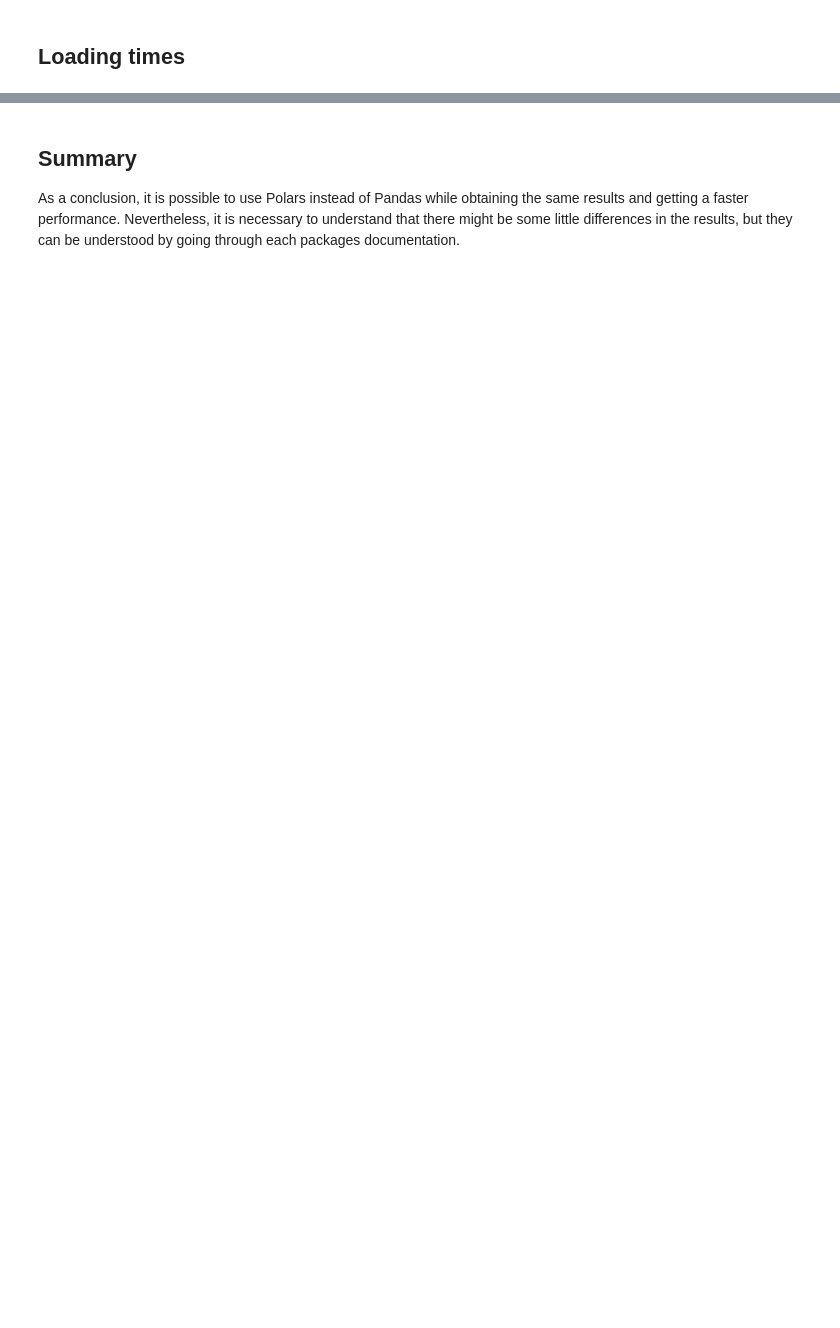
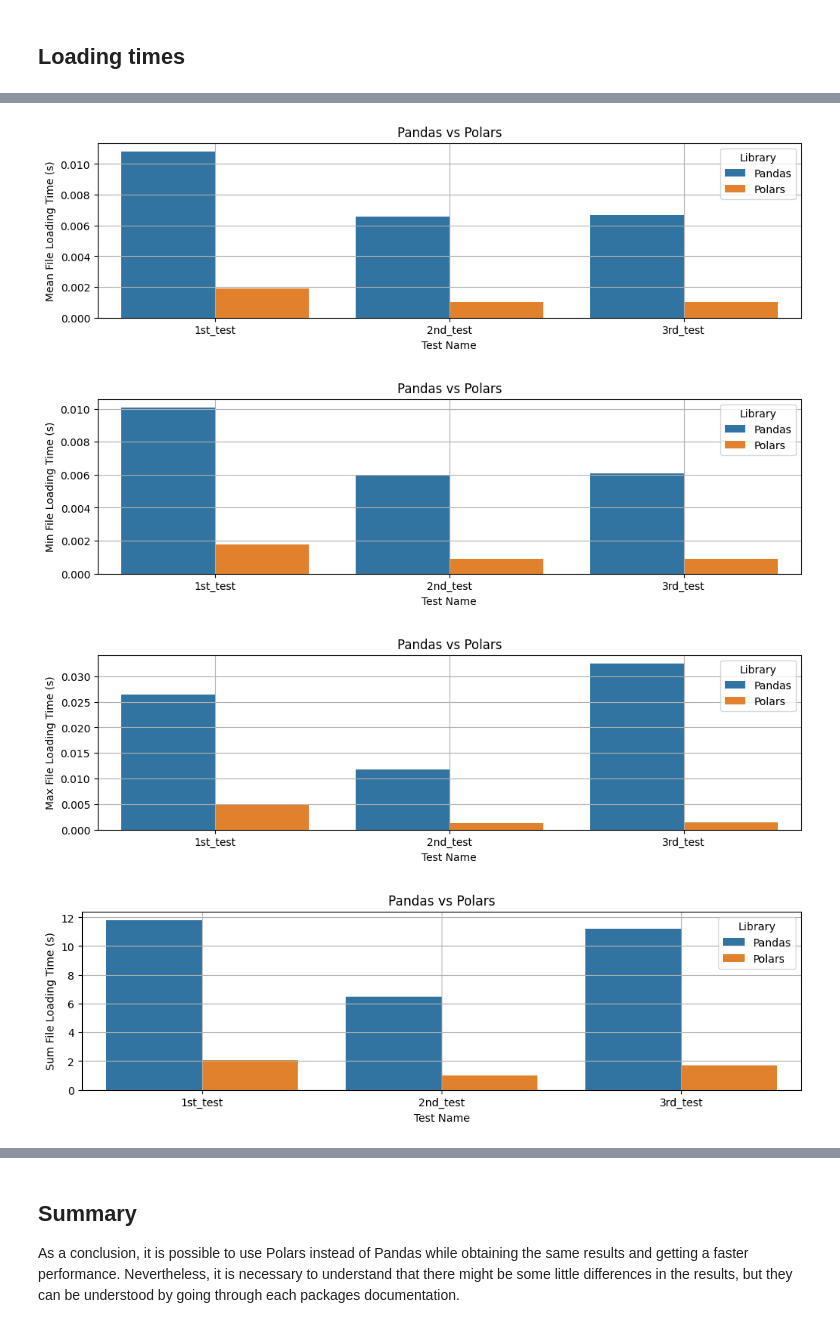
Before and after one commit to idloea/nasa-bearings, a Jupyter notebook: notebooks/pandas_vs_polars.ipynb, the cells around one changed output, grey strips where cells are left out. Cells and saved outputs as stored; diff of their text form; code cells hidden in the pictures; blank space fills up the shorter version.

Commit message:
Extend the pandas vs polars analysis by checking the complete dataset as comparing only 3 data files was not significant

```diff
--- a/notebooks/pandas_vs_polars.ipynb
+++ b/notebooks/pandas_vs_polars.ipynb
@@ -211,0 +307,22 @@ Polars loads data 5.37 times faster than Pandas on average.
+# %%
+df_list = []
+
+for test in tests:
+    df = pd.DataFrame(file_reading_time_stats[test]).rename(columns={'pandas': f'{test}_pandas', 'polars': f'{test}_polars'})
+    df_list.append(df)
+
+concat_df = pd.concat(df_list, axis=1)
+pandas_df = concat_df.filter(like='pandas', axis=1)
+polars_df = concat_df.filter(like='polars', axis=1)
+
+total_pandas_loading_time = pandas_df.T['sum'].sum()
+total_polars_loading_time = polars_df.T['sum'].sum()
+number_of_pandas_files = int(pandas_df.T['number_of_files'].sum())
+number_of_polars_files = int(polars_df.T['number_of_files'].sum())
+pandas_polars_loading_time_ratio = total_pandas_loading_time / total_polars_loading_time
+
+print(f'Total number of Pandas files loaded: {number_of_pandas_files}')
+print(f'Total Pandas loading time: {total_pandas_loading_time:.4f}s')
+print(f'Total number of Polars files loaded: {number_of_polars_files}')
+print(f'Total Polars loading time: {total_polars_loading_time:.4f}s')
+print(f'Pandas vs Polars loading time ratio: {pandas_polars_loading_time_ratio:.1f}')
@@ -211,0 +339,10 @@ Polars loads data 5.37 times faster than Pandas on average.
+# %%
+plot_dfs = []
+for test in tests:
+    plot_df = pd.DataFrame(pd.DataFrame(file_reading_time_stats)[test].tolist())
+    plot_df['test'] = test
+    plot_df.index = ['Pandas', 'Polars']
+    plot_dfs.append(plot_df)
+
+concat_plot_df = pd.concat(plot_dfs).reset_index().rename(columns={'index': 'Library', 'sum': 'Sum', 'mean': 'Mean', 'std': 'Std', 'min': 'Min', 'max': 'Max' })
+concat_plot_df
@@ -211,0 +357,15 @@ Polars loads data 5.37 times faster than Pandas on average.
+# %%
+STATS = ['Mean', 'Min', 'Max', 'Sum', 'Std']
+
+for stat in STATS:
+    plt.figure(figsize=(12, 3))
+    sns.barplot(data=concat_plot_df, x='test', y=stat, hue='Library')
+    plt.grid()
+    plt.xlabel('Test Name')
+    plt.ylabel(f'{stat} File Loading Time (s)')
+    plt.title('Pandas vs Polars');
+# %% [output]
+[figure, added]
+[figure, added]
+[figure, added]
+[figure, added]
```
Also changed, not shown: parts of 22 cells of this notebook.
